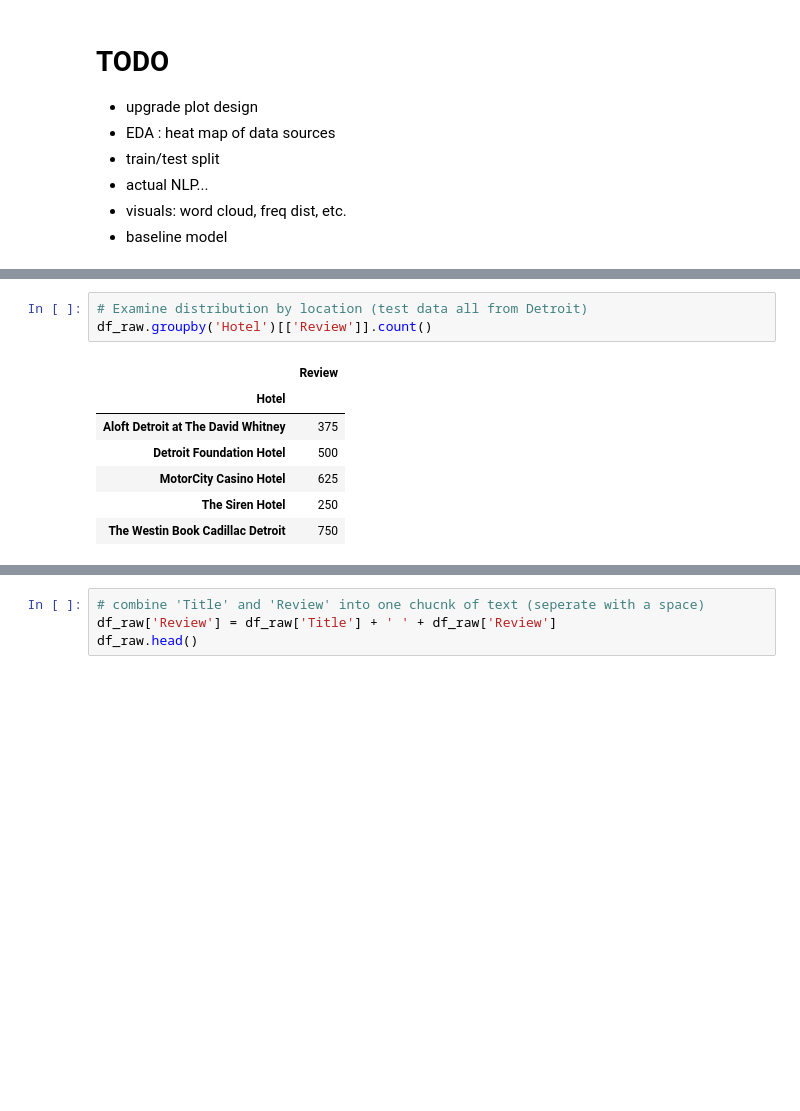
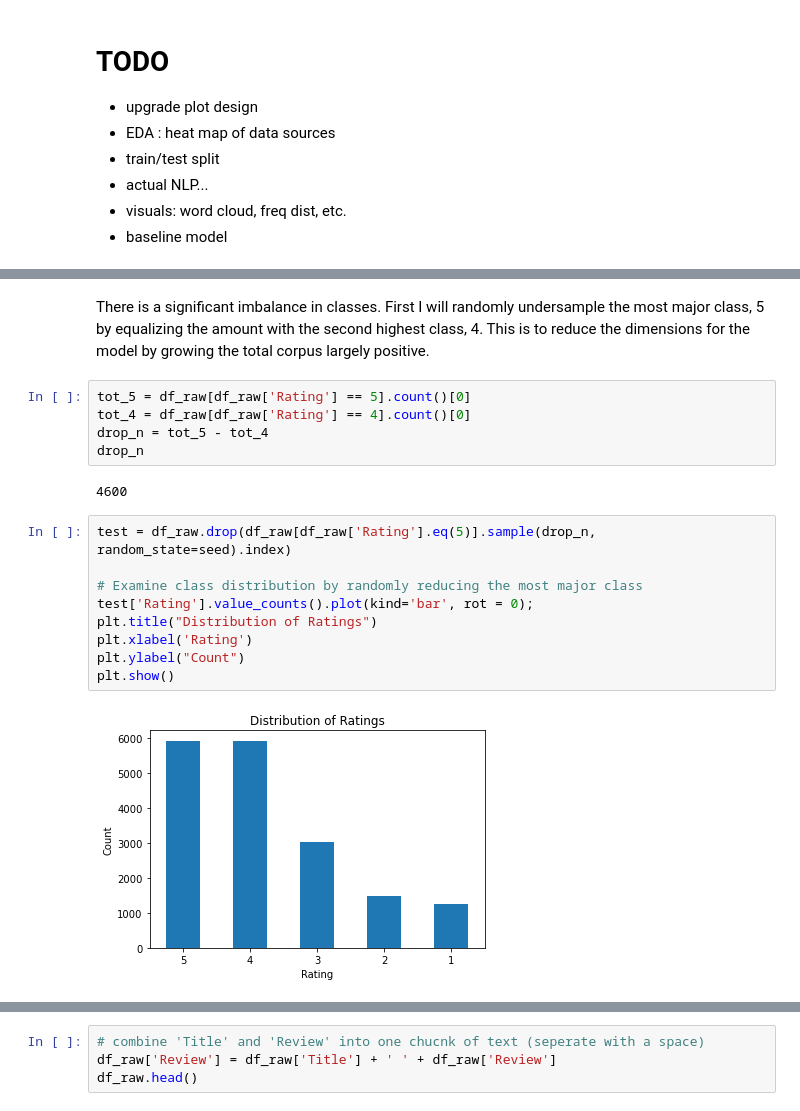
Before and after one commit to anna-dang/mod05-capstone-NLP, a Jupyter notebook: NLP_processing.ipynb, the cells around one changed output, grey strips where cells are left out. Cells and saved outputs as stored; diff of their text form; blank space fills up the shorter version.

```diff
--- a/NLP_processing.ipynb
+++ b/NLP_processing.ipynb
@@ -78,11 +84,20 @@ df_raw.groupby('Location')[['Review']].count()
-# %%
-# Examine distribution by location (test data all from Detroit)
-df_raw.groupby('Hotel')[['Review']].count()
-# %% [output]
-|  | Review |
-| Hotel |  |
-| Aloft Detroit at The David Whitney | 375 |
-| Detroit Foundation Hotel | 500 |
-| MotorCity Casino Hotel | 625 |
-| The Siren Hotel | 250 |
-| The Westin Book Cadillac Detroit | 750 |
+# %% [markdown]
+There is a significant imbalance in classes. First I will randomly undersample the most major class, 5 by equalizing the amount with the second highest class, 4. This is to reduce the dimensions for the model by growing the total corpus largely positive.
+# %%
+tot_5 = df_raw[df_raw['Rating'] == 5].count()[0]
+tot_4 = df_raw[df_raw['Rating'] == 4].count()[0]
+drop_n = tot_5 - tot_4
+drop_n
+# %% [output]
+4600
+# %%
+test = df_raw.drop(df_raw[df_raw['Rating'].eq(5)].sample(drop_n, random_state=seed).index)
+
+# Examine class distribution by randomly reducing the most major class
+test['Rating'].value_counts().plot(kind='bar', rot = 0);
+plt.title("Distribution of Ratings")
+plt.xlabel('Rating')
+plt.ylabel("Count")
+plt.show()
+# %% [output]
+[figure, added]
```
Also changed, not shown: parts of 33 cells of this notebook, 17 other files.
